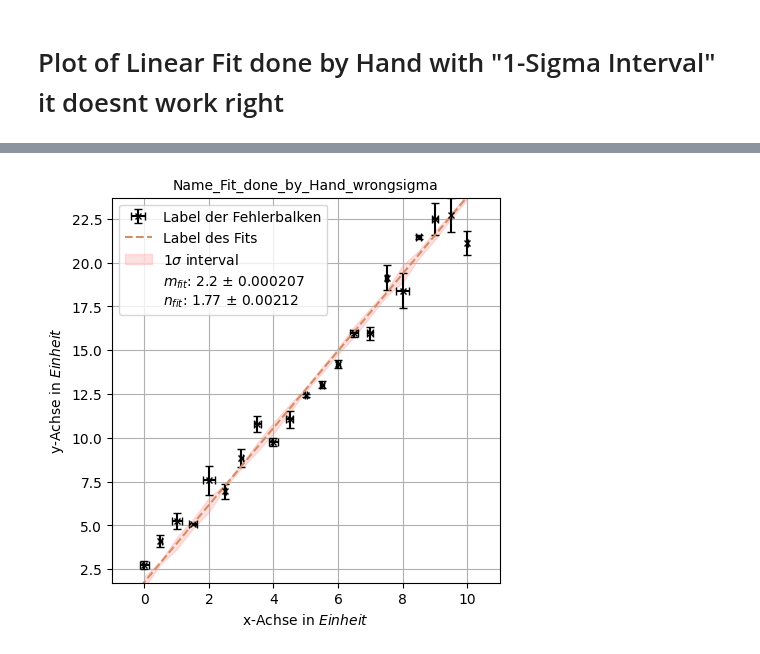
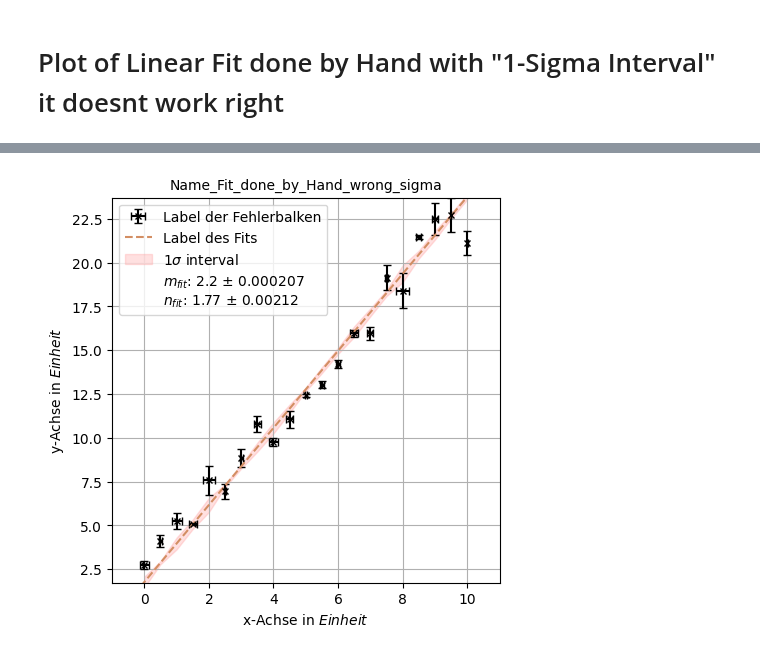
Before and after one commit to Adrian-Scholand/P2-Pysik-Praktikum-Uni-Bonn, a Jupyter notebook: New_Experiment.ipynb, the cells around one changed output, grey strips where cells are left out. Drawn from its saved outputs; the diff is of its cells as text; code cells hidden in the pictures.

```diff
--- a/New_Experiment.ipynb
+++ b/New_Experiment.ipynb
@@ -388,87 +418,87 @@ plt.savefig(f'{name+".jpg"}', dpi = 300)                #save Plot as jpg-file
 # %% [markdown]
 # Plot of Linear Fit done by Hand with "1-Sigma Interval" it doesnt work right
 # %%
-######################################## Plot of the Fit done by Hand with "1-Sigma Interval" ########################################
-print("\n" + f'{" Plot of the Fit done by Hand with 1-Sigma-Interval ":#^100}', sep="")
+######################################## plot of the fit done by hand with "1-sigma interval" ########################################
+print("\n" + f'{" plot of the fit done by hand with 1-sigma-interval ":#^100}', sep="")
 
-name = "Name_Fit_done_by_Hand_wrongsigma" #set the name of the plot (titel and filename)
+name = "Name_Fit_done_by_Hand_wrong_sigma"              # set the name of the plot (titel and filename)
 
-#################### set Data for plot ####################
+#################### set data for plot ####################
 x_1 = x_data
 y_1 = y_data
 x_1_err = x_err
 y_1_err = y_err
 
-x_dash = np.linspace(min(x_data)-1,max(x_data)+1,2) #generates x-values for the line of best fit for plotting
+x_dash = np.linspace(min(x_data)-1,max(x_data)+1,2)     # generates x-values for the line of best fit for plotting
 
 #################### set labels ####################
-xlabel = r'x-Achse in $Einheit$'        #label of x-axis
-ylabel = r'y-Achse in $Einheit$'        #label of y-axis
+xlabel = r'x-Achse in $Einheit$'                        # label of x-axis
+ylabel = r'y-Achse in $Einheit$'                        # label of y-axis
 
-label_plot1 = r'Label der Messwerte'    #label of datapoints
-label_error = r'Label der Fehlerbalken' #label of errorbars
-label_graph1 = r'Label des Fits'        #label of line of best fit
+label_plot1 = r'Label der Messwerte'                    # label of datapoints
+label_error = r'Label der Fehlerbalken'                 # label of errorbars
+label_graph1 = r'Label des Fits'                        # label of line of best fit
 
 #extra text in legend       #fr"..." is used to render both LaTex and use variables     #"""..."""is used to be able to break up the String in multiple lines of code
 legend_text = fr"""$m_{{fit}}$: {round_it(m_fit,3)} $\pm$ {round_it(Vm,3)}
 $n_{{fit}}$: {round_it(n_fit,3)} $\pm$ {round_it(Vn,3)}"""
 
-#################### 1-Sigma-Interval ####################
+#################### calculate 1-Sigma-Interval but still wrong ####################
 y_fit = m_fit*x_data + n_fit
 y_sigma = np.sqrt(Vm * x_data ** 2 + Vn + (m_fit * x_err) ** 2)
 y_upper = y_fit + y_sigma
 y_lower = y_fit - y_sigma
 
 #################### set font sizes ####################
-plt.rc ('font', size = 10)              #sets standard font size
-plt.rc ('axes', titlesize = 10)         #font size of titel
-plt.rc ('axes', labelsize = 10)         #font size of axis labels
-plt.rc ('xtick', labelsize = 10)        #font size of x-axis ticks
-plt.rc ('ytick', labelsize = 10)        #font size of y-axis ticks
-plt.rc ('legend', fontsize = 10)        #font size of legend
-
-plt.figure(figsize = (5,5))             #size and aspectratio of picture
-plt.xlabel(xlabel)                      #x-axis label
-plt.ylabel(ylabel)                      #y-axis label
-plt.title(name)                         #sets titel of the plot
+plt.rc ('font', size = 10)                              # sets standard font size
+plt.rc ('axes', titlesize = 10)                         # font size of titel
+plt.rc ('axes', labelsize = 10)                         # font size of axis labels
+plt.rc ('xtick', labelsize = 10)                        # font size of x-axis ticks
+plt.rc ('ytick', labelsize = 10)                        # font size of y-axis ticks
+plt.rc ('legend', fontsize = 10)                        # font size of legend
 
 #################### actual plot ####################
+
+plt.figure(figsize = (5,5))                             # size and aspectratio of picture
+plt.xlabel(xlabel)                                      # x-axis label is set in a string in a variable above
+plt.ylabel(ylabel)                                      # y-axis label is set in a string in a variable above
+plt.title(name)                                         # titel of the plot is set in a string in a variable above
 """
-plt.scatter(x_1,y_1,                                    #datapoints #can be ignored if errorbars are plotted instead
-            color = "black",                            #color: red = "r" , black = "black" , for rgb-values: (r/255, g/255, b/255)
-            label = label_plot1)                        #label is set in a string in a variable above
+plt.scatter(x_1,y_1,                                    # datapoints #can be ignored if errorbars are plotted instead
+            color = "black",                            # color: red = "r" , black = "black" , for rgb-values: (r/255, g/255, b/255)
+            label = label_plot1)                        # label is set in a string in a variable above
 """
-plt.errorbar(x_1, y_1, xerr = x_1_err, yerr = y_1_err,  #errorbars
-            fmt = "x",                                  #symbol of the marker: point = "." , circle = "o" cross = "x"
-            color = "black",                            #color: red = "r" , black = "black" , for rgb-values: (r/255, g/255, b/255)
-            label = label_error,                        #label is set in a string in a variable above
-            markersize = 5,                             #size of the marker
-            capsize = 3,                                #size of the errorbar-caps (horizontal bars of the I and vertical bars of the H)
+plt.errorbar(x_1, y_1, xerr = x_1_err, yerr = y_1_err,  # errorbars
+            fmt = "x",                                  # symbol of the marker: point = "." , circle = "o" cross = "x"
+            color = "black",                            # color: red = "r" , black = "black" , for rgb-values: (r/255, g/255, b/255)
+            label = label_error,                        # label is set in a string in a variable above
+            markersize = 5,                             # size of the marker
+            capsize = 3,                                # size of the errorbar-caps (horizontal bars of the I and vertical bars of the H)
             markeredgewidth = 1)
 
-plt.plot(x_dash,m_fit*x_dash+n_fit,                     #plots line of best fit
-            linestyle = "--",                           #or: ".-" "." #style of the line "dotted" or "dashed" ...
-            color = (211/255, 142/255, 99/255),         #color: red = "r" , black = "black" , for rgb-values: (r/255, g/255, b/255)
-            label = label_graph1,)                      #label is set in a string in a variable above
+plt.plot(x_dash,m_fit*x_dash+n_fit,                     # plots line of best fit
+            linestyle = "--",                           # or: ".-" "." #style of the line "dotted" or "dashed" ...
+            color = (211/255, 142/255, 99/255),         # color: red = "r" , black = "black" , for rgb-values: (r/255, g/255, b/255)
+            label = label_graph1,)                      # label is set in a string in a variable above
 
 plt.fill_between(x_data, y_upper, y_lower, alpha=0.3, color=(1.0, 0.6, 0.6), label=r'1$\sigma$ interval')
 
-plt.plot([], [], ' ', label = legend_text)              #Create empty plot with blank marker containing the extra text for the legend (label)
+plt.plot([], [], ' ', label = legend_text)              # Cceate empty plot with blank marker containing the extra text for the legend (label)
 
-plt.xlim(min(x_data)-1, max(x_data)+1)                  #adjust the x-axis limits
-plt.ylim(min(y_data)-1, max(y_data)+1)                  #adjust the y-axis limits
+plt.xlim(min(x_data)-1, max(x_data)+1)                  # adjust the x-axis limits
+plt.ylim(min(y_data)-1, max(y_data)+1)                  # adjust the y-axis limits
 
-plt.margins(0)                                          #Remove the whitespace around the plot:
-#plt.axis('equal')                                      #keeps aspectratio of x-axis and y-axis at 1:1
-plt.grid()                                              #grid
+plt.margins(0)                                          # remove the whitespace around the plot:
+#plt.axis('equal')                                      # keeps aspectratio of x-axis and y-axis at 1:1
+plt.grid()                                              # grid
 
-handles, labels = plt.gca().get_legend_handles_labels() #get handles and labels
-order = [3,0,1,2]                                         #specify order of items in legend
-plt.legend([handles[idx] for idx in order],             #add legend to plot
+handles, labels = plt.gca().get_legend_handles_labels() # get handles and labels
+order = [3,0,1,2]                                       # specify order of items in legend
+plt.legend([handles[idx] for idx in order],             # add legend to plot
            [labels[idx] for idx in order],
-           loc=0)                                       #changes the location of the legend: best = 0 , 'upper left' , 'upper right'
+           loc=0)                                       # changes the location of the legend: best = 0 , 'upper left' , 'upper right'
 
-#plt.tick_params(axis = "x", labelrotation = 30)        #Rotiert die Achsenticks um 30°
-plt.show                                                #Plot anzeigen
-plt.savefig(f'{name+".jpg"}', dpi = 300)                #Plot als jpg-Datei abspeichern
+#plt.tick_params(axis = "x", labelrotation = 30)        # rotiert die Achsenticks um 30°
+plt.show                                                # plot anzeigen
+plt.savefig(f'{name+".jpg"}', dpi = 300)                # plot als jpg-Datei abspeichern
 # %% [output]
@@ -476 +506 @@ plt.savefig(f'{name+".jpg"}', dpi = 300)                #Plot als jpg-Datei absp
-[figure, old version]
+[figure, new version]
```
Also changed, not shown: parts of 9 cells of this notebook.
